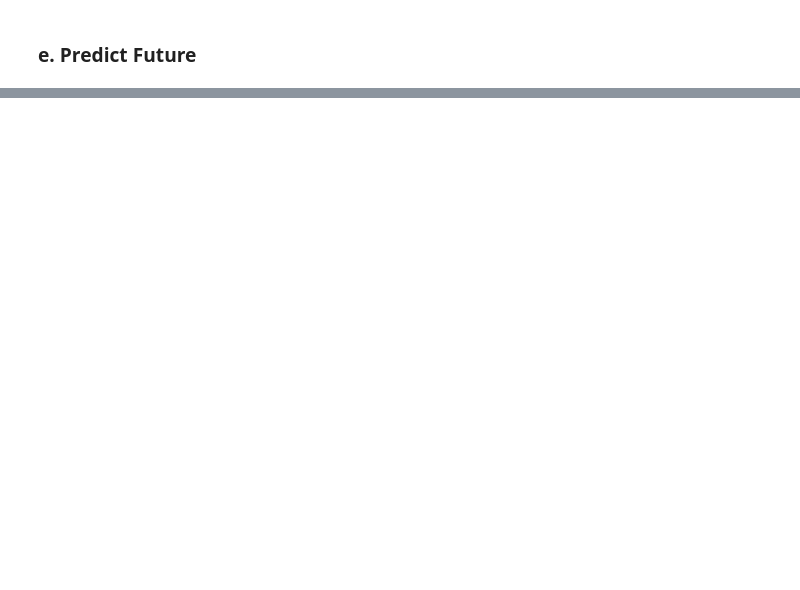
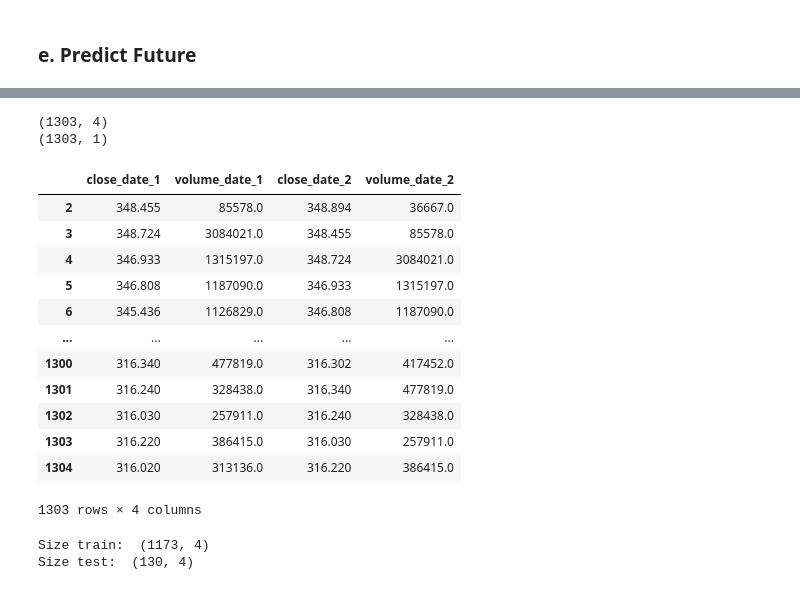
Before and after one commit to leminhduc106/Stock_Price_Prediction, a Jupyter notebook: stock_price_prediction.ipynb, the cells around one changed output, grey strips where cells are left out. Saved outputs shown, nothing was run; the diff lists cells and outputs as text; code cells hidden in the pictures; blank space fills up the shorter version.

```diff
--- a/stock_price_prediction.ipynb
+++ b/stock_price_prediction.ipynb
@@ -1372,0 +1458,30 @@ def lstm_predict_future(data, modelName, indicatorArr, period):
+# %%
+X = dataset.drop(['close', 'volume'], axis=1)
+y = pd.DataFrame(dataset['close'])
+print(X.shape)
+print(y.shape)
+X
+# %% [output]
+(1303, 4)
+(1303, 1)
+|  | close_date_1 | volume_date_1 | close_date_2 | volume_date_2 |
+| 2 | 348.455 | 85578.0 | 348.894 | 36667.0 |
+| 3 | 348.724 | 3084021.0 | 348.455 | 85578.0 |
+| 4 | 346.933 | 1315197.0 | 348.724 | 3084021.0 |
+| 5 | 346.808 | 1187090.0 | 346.933 | 1315197.0 |
+| 6 | 345.436 | 1126829.0 | 346.808 | 1187090.0 |
+| ... | ... | ... | ... | ... |
+| 1300 | 316.340 | 477819.0 | 316.302 | 417452.0 |
+| 1301 | 316.240 | 328438.0 | 316.340 | 477819.0 |
+| 1302 | 316.030 | 257911.0 | 316.240 | 328438.0 |
+| 1303 | 316.220 | 386415.0 | 316.030 | 257911.0 |
+| 1304 | 316.020 | 313136.0 | 316.220 | 386415.0 |
+1303 rows × 4 columns
+# %%
+X_train, y_train = X[:math.ceil(len(X)*0.9)], y[:math.ceil(len(X)*0.9)]
+X_test, y_test = X[math.ceil(len(X)*0.9):], y[math.ceil(len(X)*0.9):]
+print("Size train: ", X_train.shape)
+print("Size test: ", X_test.shape)
+# %% [output]
+Size train:  (1173, 4)
+Size test:  (130, 4)
```
Also changed, not shown: parts of 41 cells of this notebook, 17 other files.
